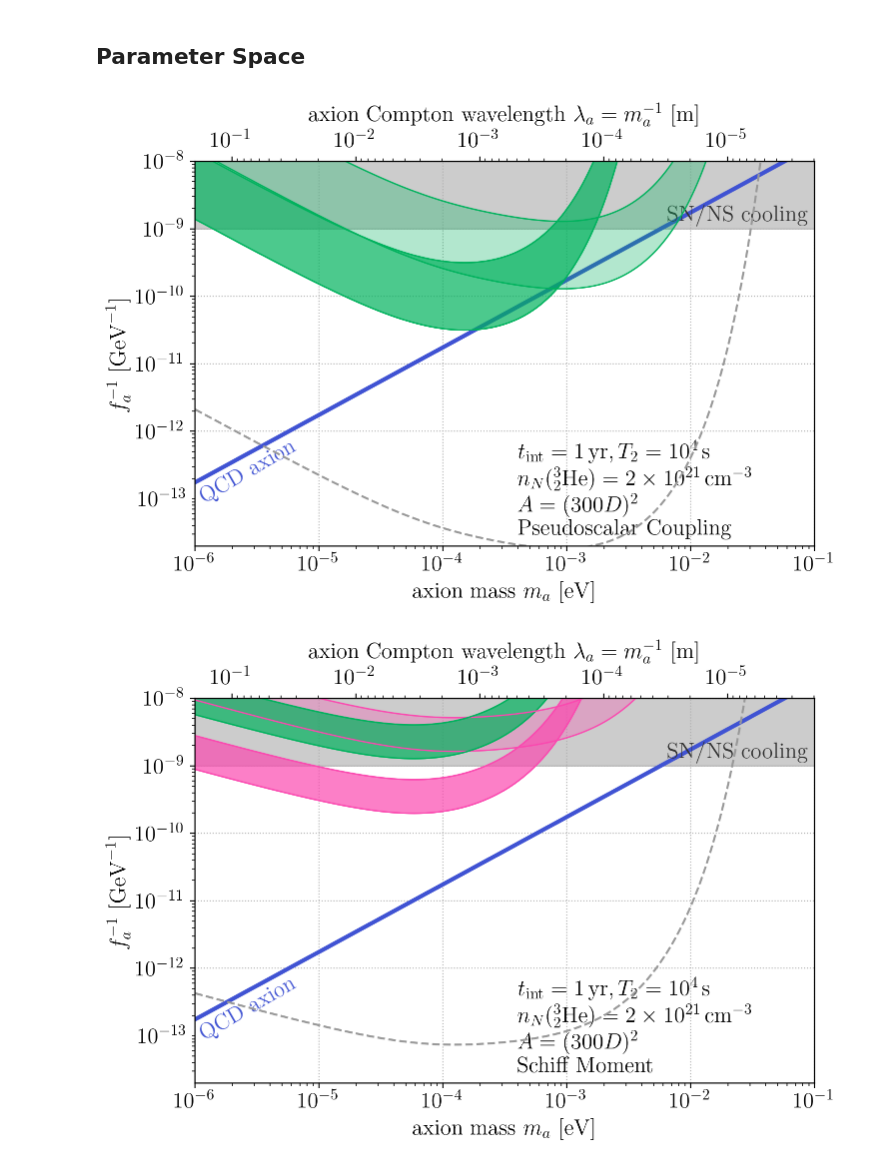
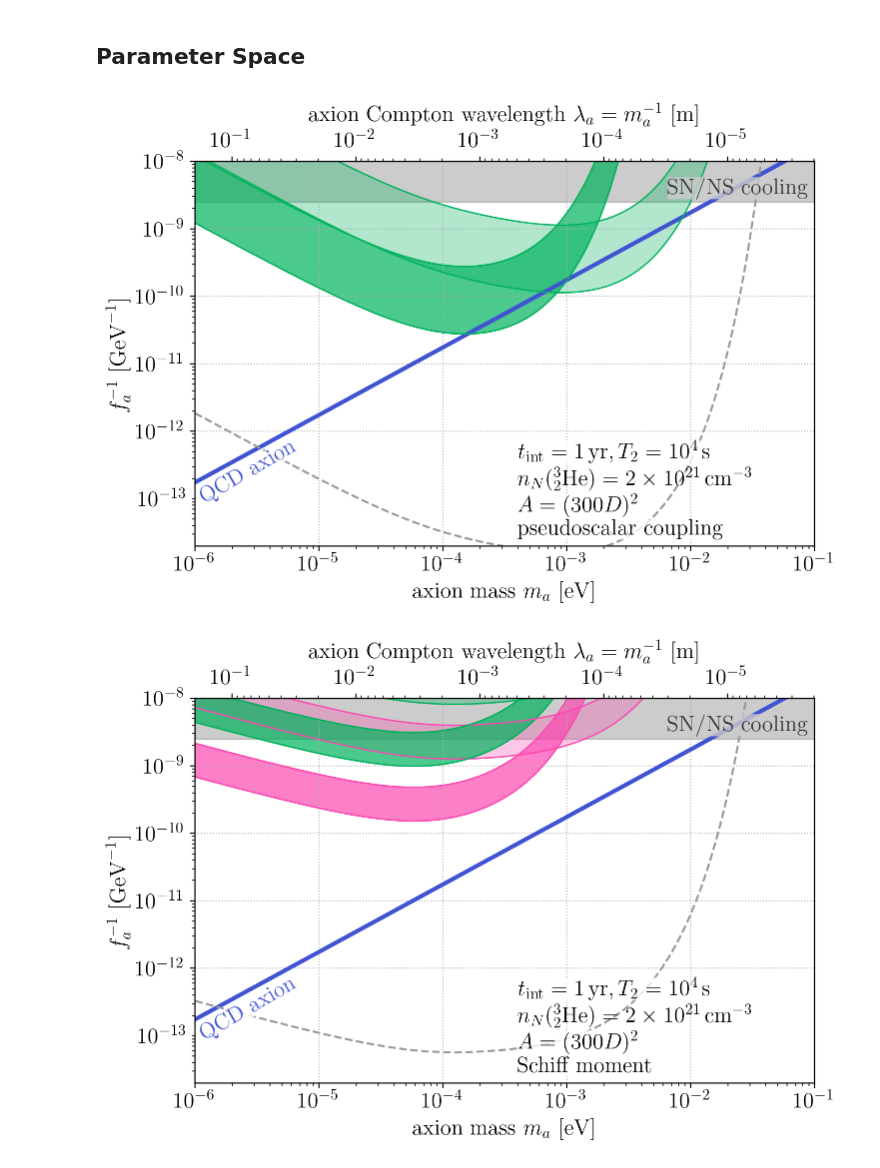
Before and after one commit to kenvantilburg/ferroaxionic-effect, a Jupyter notebook: code/sensitivity.ipynb, the cells around one changed output. Drawn from its saved outputs; the diff is of its cells as text; code cells hidden in the pictures.

```diff
--- a/code/sensitivity.ipynb
+++ b/code/sensitivity.ipynb
@@ -59,14 +59,16 @@ class Material:
 # %% [markdown]
 ## Nuclear spin polarization
 # %%
-B_0 = 14*Tesla # static magnetic field
+B_0 = 10*Tesla # static magnetic field
 mu_N = 2*mu_nuclear # nuclear magnetic moment
 T_0 = 1e-2 * Kelvin # temperature
 
 def fn_P_nuc(mu,B_0,T_0):
-    return np.tanh(mu * B_0 / T_0)
+    return np.tanh(mu * B_0 / (2*T_0))
 
-P_nuc = fn_P_nuc(mu_N,B_0,T_0)
+# P_nuc = fn_P_nuc(mu_N,B_0,T_0)
+# print(P_nuc)
+P_nuc = 1
 # %% [markdown]
 ## Theory
 # %% [markdown]
@@ -101,6 +103,8 @@ vec_lw = [1,3]
 # %%
 mu_3He = 2.12 * mu_N
 gamma_3He = 2*np.pi*32.4*MHz / Tesla
+# %%
+fa_SN_bound = 4e8 * GeV
 # %% [markdown]
 ## Signal
 # %%
@@ -140,7 +144,7 @@ def fn_S_Squid(m_a):
 # %% [markdown]
 ## Parameter Space
 # %%
-vec_ma = np.logspace(-6,-1,int(1e5)) * eV
+vec_ma = np.logspace(-6,-1,int(1e3)) * eV
 # %%
 #Europium Barium Titanate
 Eu = Material(10,2,63,153,5930*kg*meter**-3, 5, 0.5,65*Angstrom**3 ,0.1*e_EM*fm**3, 0.01*e_EM*fm**2,0.15*e_EM*fm**3, 1.0*e_EM*fm**2, P_nuc, Ptilde=0.22, etilde=1)
@@ -195,7 +199,7 @@ ax.grid(ls='dotted',which='major',axis='both')
 ax_top.set_xticks([],minor=True); ax_top.set_xticks(ticks_top_minor,minor=True); ax_top.set_xticklabels([],minor=True);
 ax_top.set_xticks(ticks_top_major,minor=False); ax_top.set_xticklabels(['$10^{-1}$','$10^{-2}$','$10^{-3}$','$10^{-4}$','$10^{-5}$'],minor=False);
 ax.plot(vec_ma/eV,1/fn_fa(vec_ma)*GeV,color=ncolors[0],lw=3);
-ax.fill_between(vec_ma/eV,1e-9,1e-5,color=(0,0,0,0.2))
+ax.fill_between(vec_ma/eV,fa_SN_bound**-1 * GeV,1e-5,color=(0,0,0,0.2))
 ax.tick_params(axis='both', which='both', labelsize=16)
 ax_top.tick_params(axis='both', which='both', labelsize=16)
 
@@ -207,27 +211,32 @@ for i_D, D in enumerate(vec_D):
     vol = D**3 * vec_aspect[i_D]**2
     y1 = GeV * np.sqrt(fn_fa_2_inv_sens_dip(vec_ma, D, h, Eu.n_N, P_nuc, c_aNN, T_2, n_N_det, vol))
     y_values_1.append(y1)
-    plt.plot(vec_ma / eV, y1, lw=1, color=ncolors[5], label=vec_label[i_D] + ', dipole' + ', $c_N=1$')
+    ax.plot(vec_ma / eV, y1, lw=1, color=ncolors[5], label=vec_label[i_D] + ', dipole' + ', $c_N=1$')
 
 for i_D, D in enumerate(vec_D):
     vol = D**3 * vec_aspect[i_D]**2
     y2 = GeV * np.sqrt(fn_fa_2_inv_sens_dip(vec_ma, D, h, Eu.n_N, P_nuc, c_aNN2, T_2, n_N_det, vol))
     y_values_2.append(y2)
-    plt.plot(vec_ma / eV, y2, lw=1, color=ncolors[5], label=vec_label[i_D] + ', dipole' + ', $c_N=0.1$')
+    ax.plot(vec_ma / eV, y2, lw=1, color=ncolors[5], label=vec_label[i_D] + ', dipole' + ', $c_N=0.1$')
 
 for i_D in range(len(vec_D)):
-     plt.fill_between(vec_ma / eV, y_values_1[i_D], y_values_2[i_D], color=ncolors[5], alpha=alphas[i_D])
+     ax.fill_between(vec_ma / eV, y_values_1[i_D], y_values_2[i_D], color=ncolors[5], alpha=alphas[i_D])
 
 
-plt.plot(vec_ma/eV,GeV*np.sqrt(fn_fa_2_inv_sens_dip_SQUID(vec_ma,vec_D[0],h, Eu.n_N, P_nuc, c_aNN2, T_2, n_N_det, vol)),
+ax.plot(vec_ma/eV,GeV*np.sqrt(fn_fa_2_inv_sens_dip_SQUID(vec_ma,vec_D[0],h, Eu.n_N, P_nuc, c_aNN2, T_2, n_N_det, vol)),
                color=(0.6, 0.6, 0.6), label=vec_label[0]+', SQUID limit', linestyle='dashed')
 
-ax.text(7e-6,8.5e-13,'QCD axion',ha='right',va='top',color=ncolors[0],rotation=30,fontsize=16);
-ax.text(9e-2,1.1e-9,'SN/NS cooling',ha='right',va='bottom',color=(0.2,0.2,0.2),rotation=0, fontsize=16);
-ax.text(0.4e-3,2**(4.6)*3e-14,r'$t_\mathrm{int} = 1\,\mathrm{yr}, T_2 = 10^4\,\mathrm{s}$',va='top',fontsize=16)
+ax.text(7e-6,8.5e-13,'QCD axion',ha='right',va='top',color=ncolors[0],rotation=30,fontsize=16,
+        bbox=dict(facecolor=(1,1,1,0.8), edgecolor='none', boxstyle='round,pad=0'));
+ax.text(9e-2,1.1 * fa_SN_bound**-1 * GeV,'SN/NS cooling',ha='right',va='bottom',color=(0.2,0.2,0.2),rotation=0,fontsize=16,
+        bbox=dict(facecolor=(0.8,0.8,0.8,0.8), edgecolor='none', boxstyle='round,pad=0'));
+ax.text(0.4e-3,2**(4.6)*3e-14,r'$t_\mathrm{int} = 1\,\mathrm{yr}, T_2 = 10^4\,\mathrm{s}$',va='top',fontsize=16,
+        bbox=dict(facecolor=(1,1,1,0.8), edgecolor='none', boxstyle='round,pad=0'));
 ax.text(0.4e-3,2**(3.3)*3e-14,r'$n_N({{}^{3}_2\mathrm{He}}) = 2 \times 10^{21} \, \mathrm{cm}^{-3}$',va='top',fontsize=16)
-ax.text(0.4e-3,2**(2.0)*3e-14,r'$A = (300 D)^2$',va='top',fontsize=16)
-ax.text(0.4e-3,2**(0.7)*3e-14,r'Pseudoscalar Coupling',va='top',fontsize=16)
+ax.text(0.4e-3,2**(2.0)*3e-14,r'$A = (300 D)^2$',va='top',fontsize=16,
+        bbox=dict(facecolor=(1,1,1,0.8), edgecolor='none', boxstyle='round,pad=0'));
+ax.text(0.4e-3,2**(0.7)*3e-14,r'pseudoscalar coupling',va='top',fontsize=16,
+        bbox=dict(facecolor=(1,1,1,0.8), edgecolor='none', boxstyle='round,pad=0'));
 #ax.text(0.8e-2,2**(1)*1e-12,r'${}^{235}_{92}\mathrm{U}$ source mass',va='top',  fontsize=16)
 
 #handles, labels = plt.gca().get_legend_handles_labels()
@@ -235,9 +244,9 @@ ax.text(0.4e-3,2**(0.7)*3e-14,r'Pseudoscalar Coupling',va='top',fontsize=16)
 #legend = ax.legend([handles[idx] for idx in order],[labels[idx] for idx in order],fontsize=12,loc='upper left', ncol=2, framealpha=1.0);
 
 file_path = dir_fig + "dipole-dipole.pdf"
-plt.savefig(file_path)
+plt.savefig(file_path,bbox_inches='tight', pad_inches=0)
 # %% [output]
-[figure, old version]
+[figure, new version]
 # %%
 fig, ax = plt.subplots(1,1,figsize=(8,5))
 ax.set_xscale('log'); ax.set_yscale('log'); ax.set_xlim(1e-6,1e-1); ax.set_ylim(2e-14,1e-8)
@@ -256,7 +265,7 @@ ax.grid(ls='dotted',which='major',axis='both')
 ax_top.set_xticks([],minor=True); ax_top.set_xticks(ticks_top_minor,minor=True); ax_top.set_xticklabels([],minor=True);
 ax_top.set_xticks(ticks_top_major,minor=False); ax_top.set_xticklabels(['$10^{-1}$','$10^{-2}$','$10^{-3}$','$10^{-4}$','$10^{-5}$'],minor=False);
 ax.plot(vec_ma/eV,1/fn_fa(vec_ma)*GeV,color=ncolors[0],lw=3);
-ax.fill_between(vec_ma/eV,1e-9,1e-5,color=(0,0,0,0.2))
+ax.fill_between(vec_ma/eV,fa_SN_bound**-1 * GeV,1e-5,color=(0,0,0,0.2))
 ax.tick_params(axis='both', which='both', labelsize=16)
 ax_top.tick_params(axis='both', which='both', labelsize=16)
 
@@ -272,47 +281,52 @@ for i_D, D in enumerate(vec_D):
     y1_Np = GeV*np.sqrt(fn_fa_2_inv_sens_mon(vec_ma,D,h,Np.rho_s[1],P_nuc,c_aNN,T_2,n_N_det,vol))
     y1_Eu = GeV*np.sqrt(fn_fa_2_inv_sens_mon(vec_ma,D,h,Eu.rho_s[1],P_nuc,c_aNN,T_2,n_N_det,vol))
     y_values_Np_1.append(y1_Np)
     y_values_Eu_1.append(y1_Eu)
 
-    plt.plot(vec_ma/eV,y1_Np,
+    ax.plot(vec_ma/eV,y1_Np,
              lw=1,color=ncolors[4],label=vec_label[i_D]+', $Np_3OF_{12}$')
-    plt.plot(vec_ma/eV,y1_Eu,
+    ax.plot(vec_ma/eV,y1_Eu,
              lw=1,color=ncolors[5],label=vec_label[i_D]+', $Eu_{0.5}Ba_{0.5}TiO_3$')
 
 for i_D, D in enumerate(vec_D):
     vol = D**3 * vec_aspect[i_D]**2
     y2_Np = GeV*np.sqrt(fn_fa_2_inv_sens_mon(vec_ma,D,h,Np.rho_s[1],P_nuc,c_aNN2,T_2,n_N_det,vol))
     y2_Eu = GeV*np.sqrt(fn_fa_2_inv_sens_mon(vec_ma,D,h,Eu.rho_s[1],P_nuc,c_aNN2,T_2,n_N_det,vol))
     y_values_Np_2.append(y2_Np)
     y_values_Eu_2.append(y2_Eu)
 
-    plt.plot(vec_ma/eV,y2_Np,
+    ax.plot(vec_ma/eV,y2_Np,
              lw=1,color=ncolors[4],label=vec_label[i_D]+', $Np_3OF_{12}$')
-    plt.plot(vec_ma/eV,y2_Eu,
+    ax.plot(vec_ma/eV,y2_Eu,
              lw=1,color=ncolors[5],label=vec_label[i_D]+', $Eu_{0.5}Ba_{0.5}TiO_3$')
 
 for i_D in range(len(vec_D)):
-    plt.fill_between(vec_ma / eV, y_values_Np_1[i_D], y_values_Np_2[i_D], color=ncolors[4], alpha=alphas[i_D])
-    plt.fill_between(vec_ma / eV, y_values_Eu_1[i_D], y_values_Eu_2[i_D], color=ncolors[5], alpha=alphas[i_D])
+    ax.fill_between(vec_ma / eV, y_values_Np_1[i_D], y_values_Np_2[i_D], color=ncolors[4], alpha=alphas[i_D])
+    ax.fill_between(vec_ma / eV, y_values_Eu_1[i_D], y_values_Eu_2[i_D], color=ncolors[5], alpha=alphas[i_D])
 
 
-plt.plot(vec_ma/eV,GeV*np.sqrt(fn_fa_2_inv_sens_mon_SQUID(vec_ma,vec_D[0],h,Np.rho_s[1],P_nuc,c_aNN2,T_2,n_N_det,vol)),
+ax.plot(vec_ma/eV,GeV*np.sqrt(fn_fa_2_inv_sens_mon_SQUID(vec_ma,vec_D[0],h,Np.rho_s[1],P_nuc,c_aNN2,T_2,n_N_det,vol)),
                color=(0.6, 0.6, 0.6), label=vec_label[0]+', SQUID limit', linestyle='dashed')
-ax.text(7e-6,8.5e-13,'QCD axion',ha='right',va='top',color=ncolors[0],rotation=30,fontsize=16);
-ax.text(9e-2,1.1e-9,'SN/NS cooling',ha='right',va='bottom',color=(0.2,0.2,0.2),rotation=0,fontsize=16);
-ax.text(0.4e-3,2**(4.6)*3e-14,r'$t_\mathrm{int} = 1\,\mathrm{yr}, T_2 = 10^4\,\mathrm{s}$',va='top',fontsize=16)
+ax.text(7e-6,8.5e-13,'QCD axion',ha='right',va='top',color=ncolors[0],rotation=30,fontsize=16,
+        bbox=dict(facecolor=(1,1,1,0.8), edgecolor='none', boxstyle='round,pad=0'));
+ax.text(9e-2,1.1*fa_SN_bound**-1 * GeV,'SN/NS cooling',ha='right',va='bottom',color=(0.2,0.2,0.2),rotation=0,fontsize=16,
+        bbox=dict(facecolor=(0.8,0.8,0.8,0.8), edgecolor='none', boxstyle='round,pad=0'));
+ax.text(0.4e-3,2**(4.6)*3e-14,r'$t_\mathrm{int} = 1\,\mathrm{yr}, T_2 = 10^4\,\mathrm{s}$',va='top',fontsize=16,
+        bbox=dict(facecolor=(1,1,1,0.8), edgecolor='none', boxstyle='round,pad=0'));
 ax.text(0.4e-3,2**(3.3)*3e-14,r'$n_N({{}^{3}_2\mathrm{He}}) = 2 \times 10^{21} \, \mathrm{cm}^{-3}$',va='top',fontsize=16)
-ax.text(0.4e-3,2**(2.0)*3e-14,r'$A = (300 D)^2$',va='top',fontsize=16)
-ax.text(0.4e-3,2**(0.7)*3e-14,r'Schiff Moment',va='top',fontsize=16)
+ax.text(0.4e-3,2**(2.0)*3e-14,r'$A = (300 D)^2$',va='top',fontsize=16,
+        bbox=dict(facecolor=(1,1,1,0.8), edgecolor='none', boxstyle='round,pad=0'));
+ax.text(0.4e-3,2**(0.7)*3e-14,r'Schiff moment',va='top',fontsize=16,
+        bbox=dict(facecolor=(1,1,1,0.8), edgecolor='none', boxstyle='round,pad=0'));
 
 #handles, labels = plt.gca().get_legend_handles_labels()
 #order = [1,0,4,3,2]
 #legend = ax.legend([handles[idx] for idx in order],[labels[idx] for idx in order],fontsize=12,loc='upper left', ncol=2, framealpha=1.0);
 
 file_path = dir_fig + "schiff-dipole.pdf"
-plt.savefig(file_path)
+plt.savefig(file_path,bbox_inches='tight', pad_inches=0)
 # %% [output]
-[figure, old version]
+[figure, new version]
 # %%
 fig, ax = plt.subplots(1,1,figsize=(8,5))
 ax.set_xscale('log'); ax.set_yscale('log'); ax.set_xlim(1e-6,1e-1); ax.set_ylim(2e-14,1e-8)
```
Also changed, not shown: parts of 1 cell of this notebook, 3 other files.
